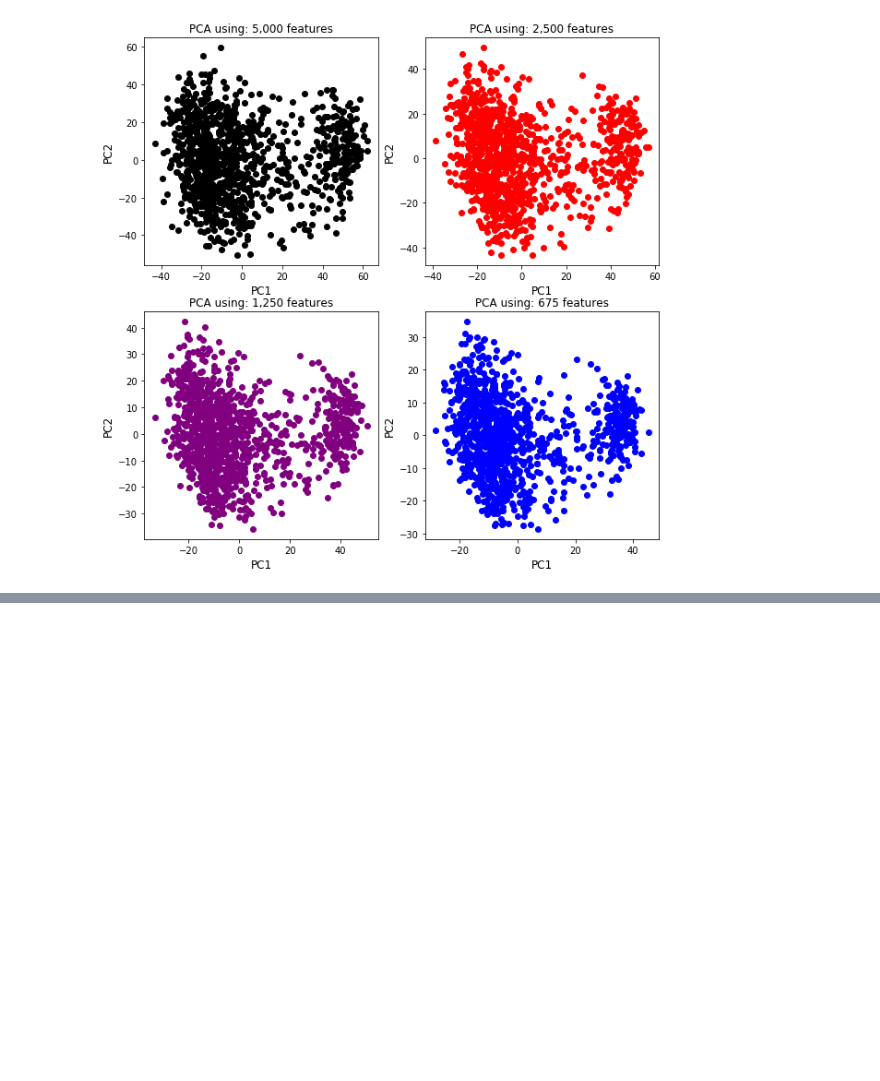
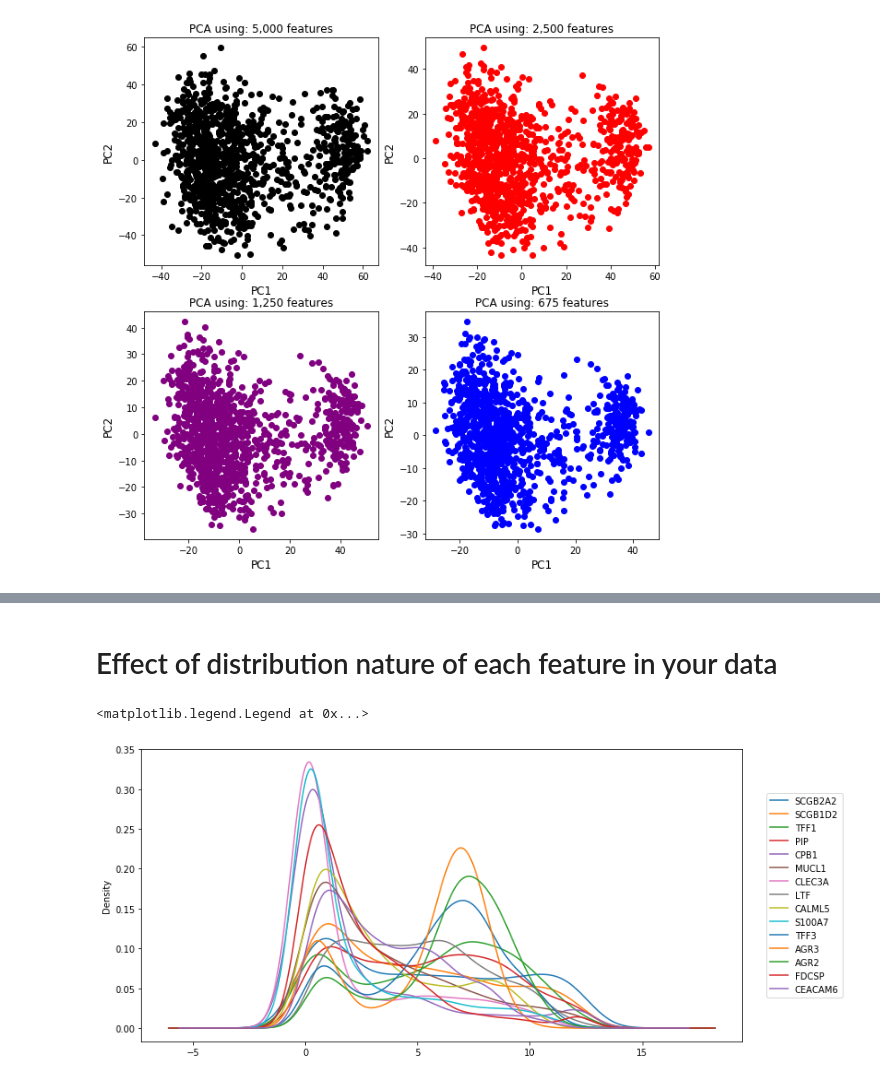
Before and after one commit to tejaswiiyyanki/Code-Examples, a Jupyter notebook: Machine-Learning-with-python-sklearn.ipynb, the cells around one changed output, grey strips where cells are left out. Drawn from its saved outputs; the diff is of its cells as text; code cells hidden in the pictures; blank space fills up the shorter version.

```diff
--- a/Machine-Learning-with-python-sklearn.ipynb
+++ b/Machine-Learning-with-python-sklearn.ipynb
@@ -135,0 +233,10 @@ for i in range(4):
+# %% [markdown]
+# Effect of distribution nature of each feature in your data
+# %%
+fig1, ax1 = plt.subplots(figsize = (12,6))
+f.iloc[0:15,:].T.plot.kde(ax=ax1)
+#f.iloc[0:15,:].T.plot.hist(density=True,ax=ax1,legend=False)
+ax1.legend(bbox_to_anchor=(1.04,0.5), loc="center left", borderaxespad=0)
+# %% [output]
+<matplotlib.legend.Legend at 0x...>
+[figure, added]
```
Also changed, not shown: parts of 16 cells of this notebook, 1 other file.
